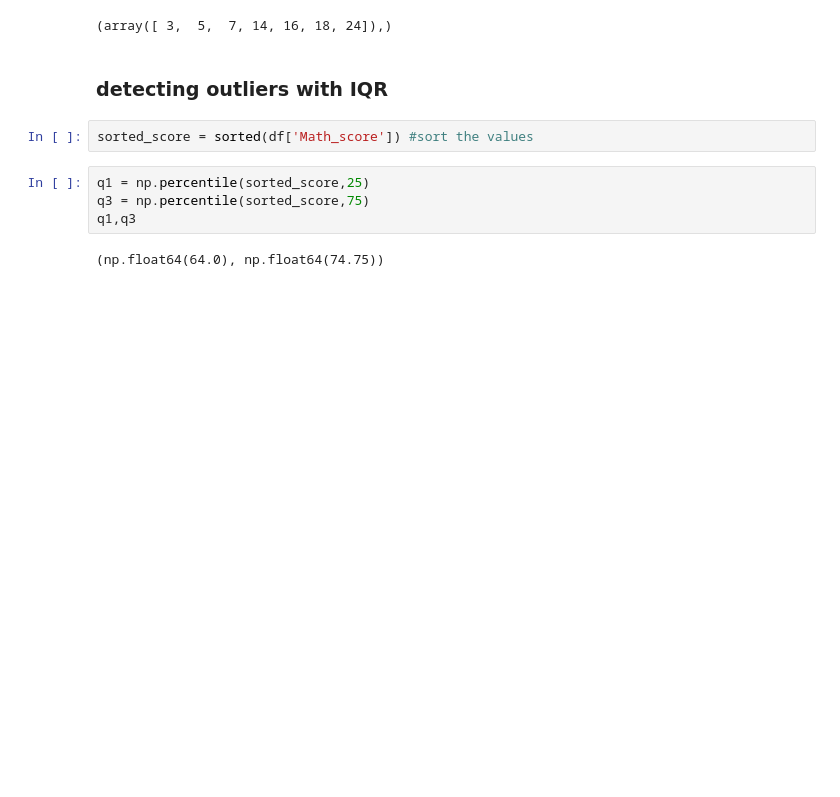
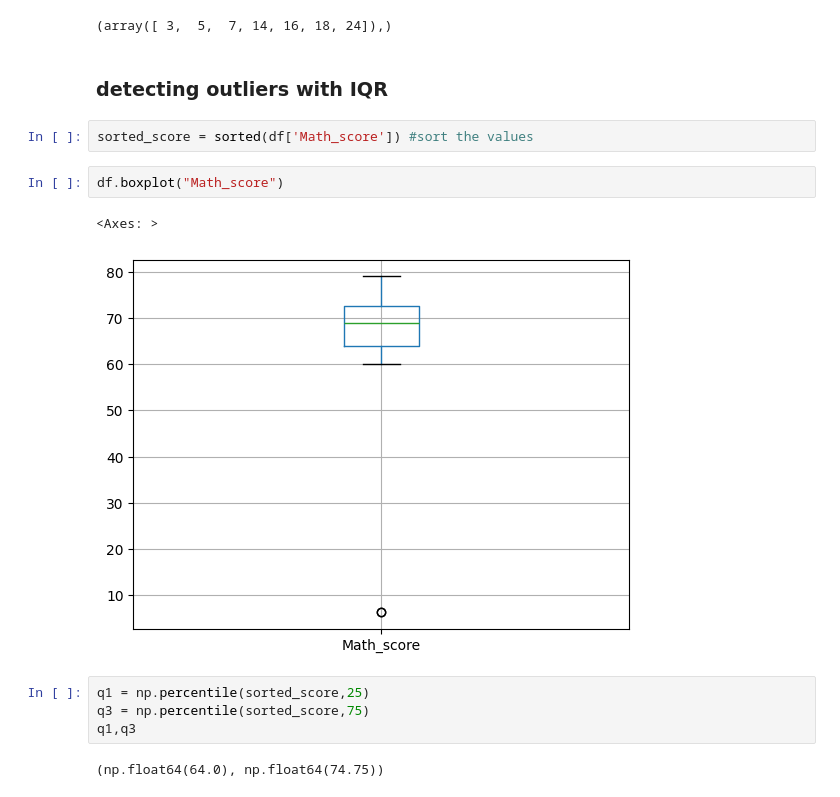
Before and after one commit to NishantK30/TE-labs, a Jupyter notebook: DSBDL/P2/DSBDL_P2.ipynb, the cells around one changed output. Cells and saved outputs as stored; diff of their text form; blank space fills up the shorter version.

```diff
--- a/DSBDL/P2/DSBDL_P2.ipynb
+++ b/DSBDL/P2/DSBDL_P2.ipynb
@@ -218,6 +218,11 @@ sample_outliers
 ### detecting outliers with IQR
 # %%
 sorted_score = sorted(df['Math_score']) #sort the values
+# %%
+df.boxplot("Math_score")
+# %% [output]
+<Axes: >
+[figure, added]
 # %%
 q1 = np.percentile(sorted_score,25)
 q3 = np.percentile(sorted_score,75)
```
Also changed, not shown: parts of 3 cells of this notebook, 2 other files.
